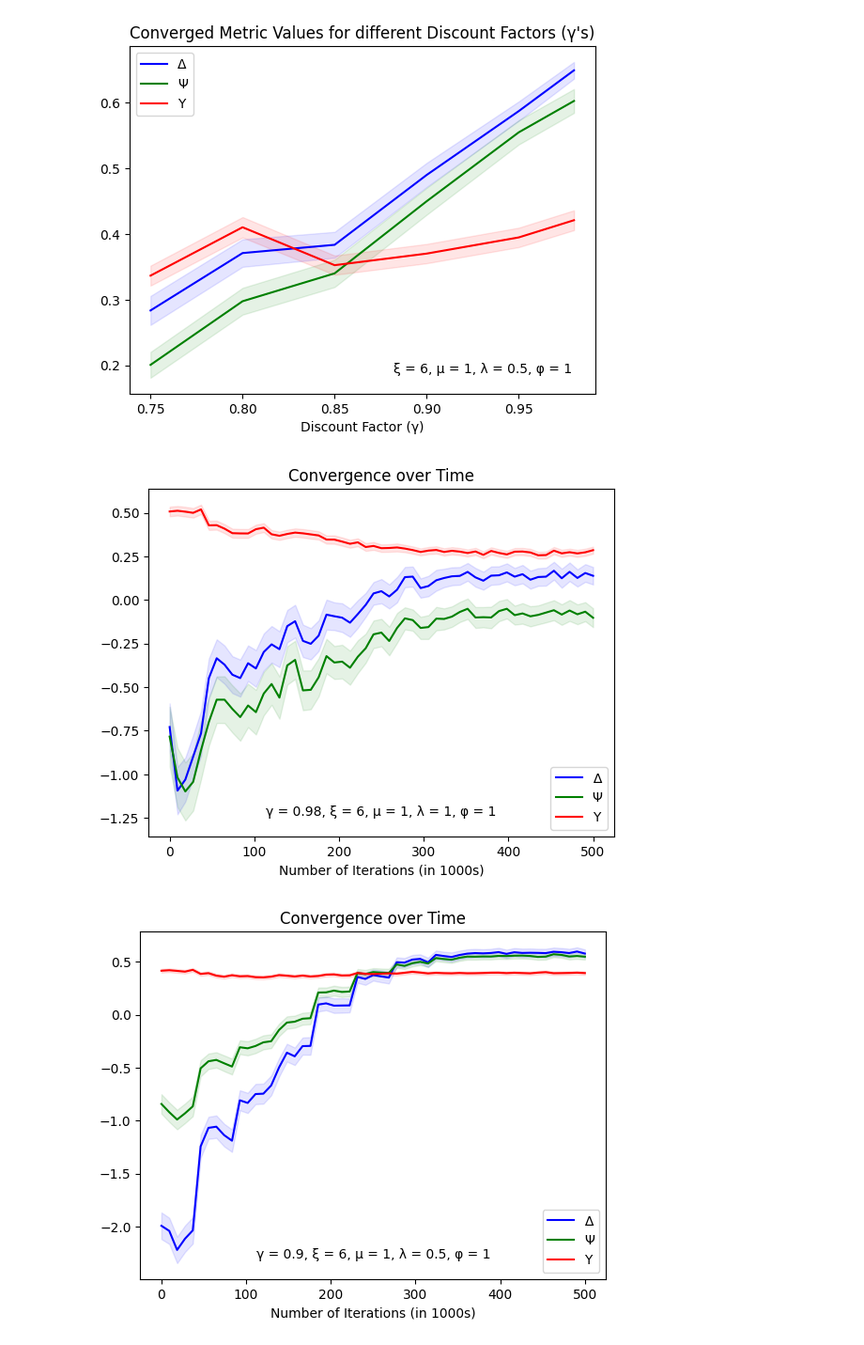
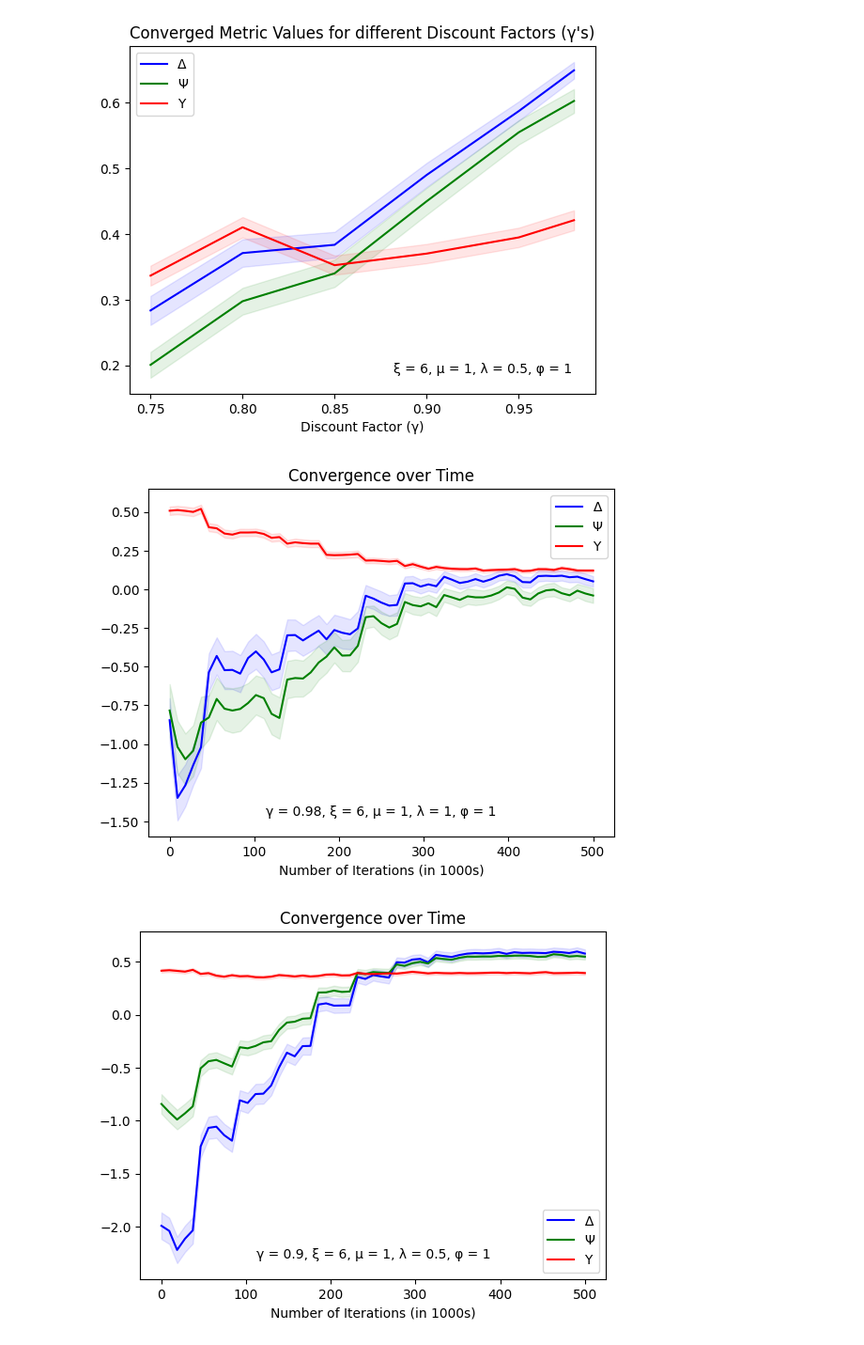
Before and after one commit to WouterBant/Algorithmic-Collusion-an-Experimental-Study, a Jupyter notebook: src/runs/other.ipynb, the cells around one changed output. Shown at 94% size. Saved outputs shown, nothing was run; the diff lists cells and outputs as text; code cells hidden in the pictures.

Commit message:
better nash test plots

```diff
--- a/src/runs/other.ipynb
+++ b/src/runs/other.ipynb
@@ -138,9 +138,9 @@ visualize_over_gamma(Environment(Lambda=0.5), ["V4gamma075", "V4gamma08", "V3gam
 [0.2836625  0.37101583 0.38358752 0.48992067 0.58708413 0.64919939]
 [figure]
 # %%
-visualize_convergence_over_T(Environment(), "Regulator1", 0.98)
+visualize_convergence_over_T(Environment(), "Regulator5", 0.98)
 # %% [output]
-[figure, old version]
+[figure, new version]
 # %%
 visualize_convergence_over_T(Environment(Lambda=0.5), "V3gamma095", 0.95)
 # %% [output]
```
Also changed, not shown: parts of 1 cell of this notebook, 3 other files.
